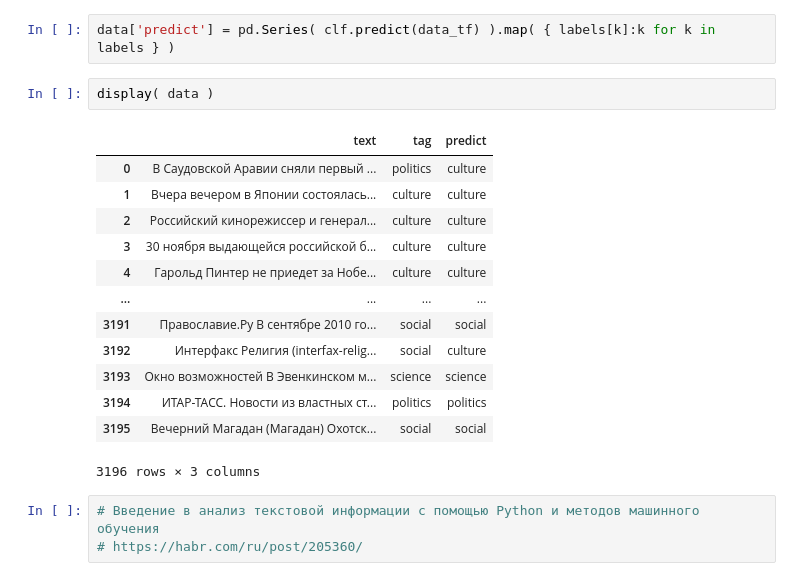
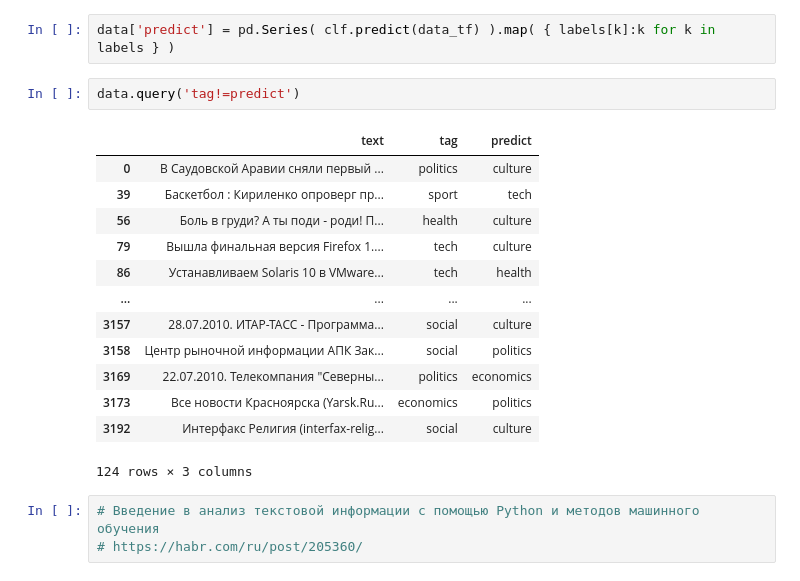
Before and after one commit to mechanoid5/ml_nlp_2023_II, a Jupyter notebook: examples/05-tfidf/05-tf-clf.ipynb, the cells around one changed output. Saved outputs shown, nothing was run; the diff lists cells and outputs as text.

```diff
--- a/examples/05-tfidf/05-tf-clf.ipynb
+++ b/examples/05-tfidf/05-tf-clf.ipynb
@@ -267,22 +269,22 @@ plt.show()
 ---
 # %%
 data['predict'] = pd.Series( clf.predict(data_tf) ).map( { labels[k]:k for k in labels } )
-# %%
-display( data )
-# %% [output]
-|  | text | tag | predict |
-| 0 | В Саудовской Аравии сняли первый ... | politics | culture |
-| 1 | Вчера вечером в Японии состоялась... | culture | culture |
-| 2 | Российский кинорежиссер и генерал... | culture | culture |
-| 3 | 30 ноября выдающейся российской б... | culture | culture |
-| 4 | Гарольд Пинтер не приедет за Нобе... | culture | culture |
-| ... | ... | ... | ... |
-| 3191 | Православие.Ру В сентябре 2010 го... | social | social |
-| 3192 | Интерфакс Религия (interfax-relig... | social | culture |
-| 3193 | Окно возможностей В Эвенкинском м... | science | science |
-| 3194 | ИТАР-ТАСС. Новости из властных ст... | politics | politics |
-| 3195 | Вечерний Магадан (Магадан) Охотск... | social | social |
-3196 rows × 3 columns
+# %%
+data.query('tag!=predict')
+# %% [output]
+|  | text | tag | predict |
+| 0 | В Саудовской Аравии сняли первый ... | politics | culture |
+| 39 | Баскетбол : Кириленко опроверг пр... | sport | tech |
+| 56 | Боль в груди? А ты поди - роди! П... | health | culture |
+| 79 | Вышла финальная версия Firefox 1.... | tech | culture |
+| 86 | Устанавливаем Solaris 10 в VMware... | tech | health |
+| ... | ... | ... | ... |
+| 3157 | 28.07.2010. ИТАР-ТАСС - Программа... | social | culture |
+| 3158 | Центр рыночной информации АПК Зак... | social | politics |
+| 3169 | 22.07.2010. Телекомпания "Северны... | politics | economics |
+| 3173 | Все новости Красноярска (Yarsk.Ru... | economics | politics |
+| 3192 | Интерфакс Религия (interfax-relig... | social | culture |
+124 rows × 3 columns
 # %%
 # Введение в анализ текстовой информации с помощью Python и методов машинного обучения
 # https://habr.com/ru/post/205360/
```
Also changed, not shown: parts of 11 cells of this notebook, 7 other files.
